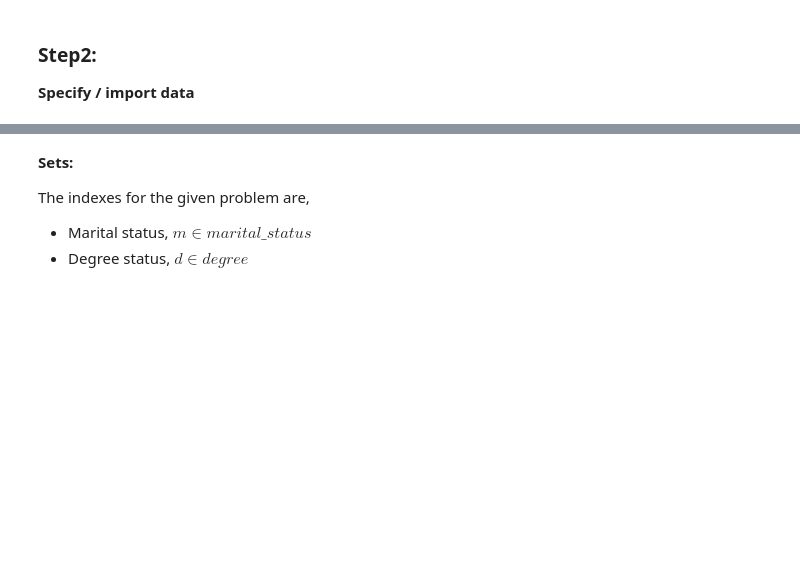
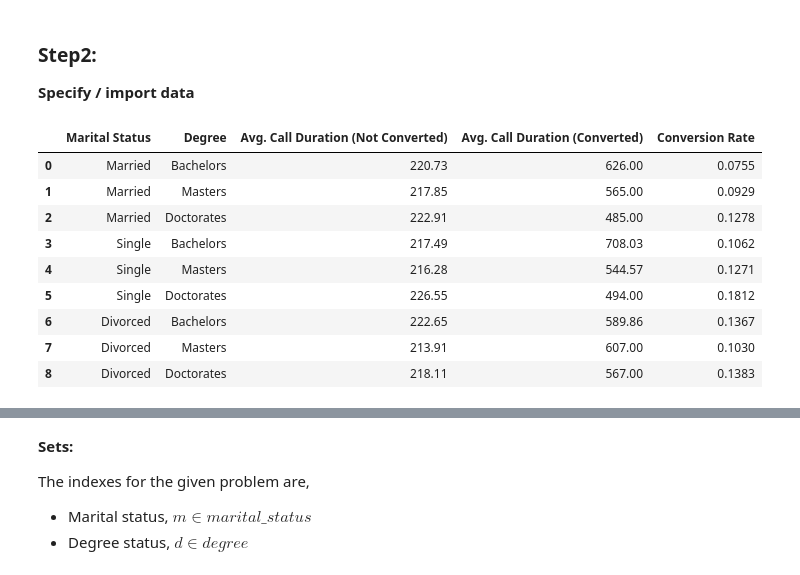
Before and after one commit to ankitshripalsingh/Operations-Research, a Jupyter notebook: Banking Case Study.ipynb, the cells around one changed output, grey strips where cells are left out. Cells and saved outputs as stored; diff of their text form; code cells hidden in the pictures; blank space fills up the shorter version.

```diff
--- a/Banking Case Study.ipynb
+++ b/Banking Case Study.ipynb
@@ -150,14 +173,13 @@ where $m \in marital\_status$ and $d \in degree$
 <b>Specify / import data</b>
 # %%
 # Reading the data from the Excel workbook - Bank_marketing.xlsx
-
-InputData = "Bank_marketing_input.xlsx"
+InputData = "https://github.com/ankitshripalsingh/Operations-Research/raw/OR/Bank_marketing_input.xlsx"
 
 #Read the data from Campaign_Data sheet
-data = pd.read_excel(InputData,sheet_name='Campaign_Data')
+data = pd.read_excel(InputData, sheet_name='Campaign_Data')
 
 #Read the data from Call criterias sheet
-criteria = pd.read_excel (InputData,sheet_name='Call criterias')
+criteria = pd.read_excel (InputData, sheet_name='Call criterias')
 
 #Total budget for marketing
 total_budget=150000
@@ -166,5 +188,17 @@ total_budget=150000
 cost_per_min=10
 # %%
 #Printing the dataframe
+data
+# %% [output]
+|  | Marital Status | Degree | Avg. Call Duration (Not Converted) | Avg. Call Duration (Converted) | Conversion Rate |
+| 0 | Married | Bachelors | 220.73 | 626.00 | 0.0755 |
+| 1 | Married | Masters | 217.85 | 565.00 | 0.0929 |
+| 2 | Married | Doctorates | 222.91 | 485.00 | 0.1278 |
+| 3 | Single | Bachelors | 217.49 | 708.03 | 0.1062 |
+| 4 | Single | Masters | 216.28 | 544.57 | 0.1271 |
+| 5 | Single | Doctorates | 226.55 | 494.00 | 0.1812 |
+| 6 | Divorced | Bachelors | 222.65 | 589.86 | 0.1367 |
+| 7 | Divorced | Masters | 213.91 | 607.00 | 0.1030 |
+| 8 | Divorced | Doctorates | 218.11 | 567.00 | 0.1383 |
 # %%
 #Printing the dataframe
```
Also changed, not shown: parts of 26 cells of this notebook.
